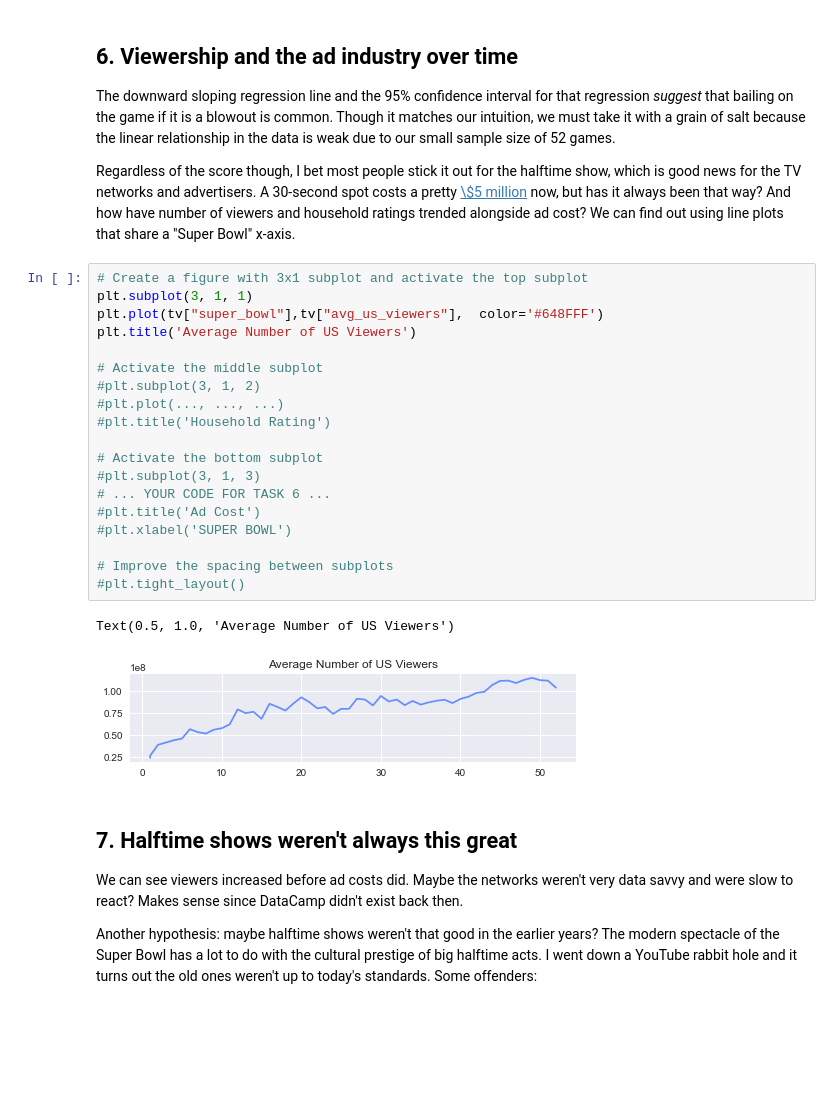
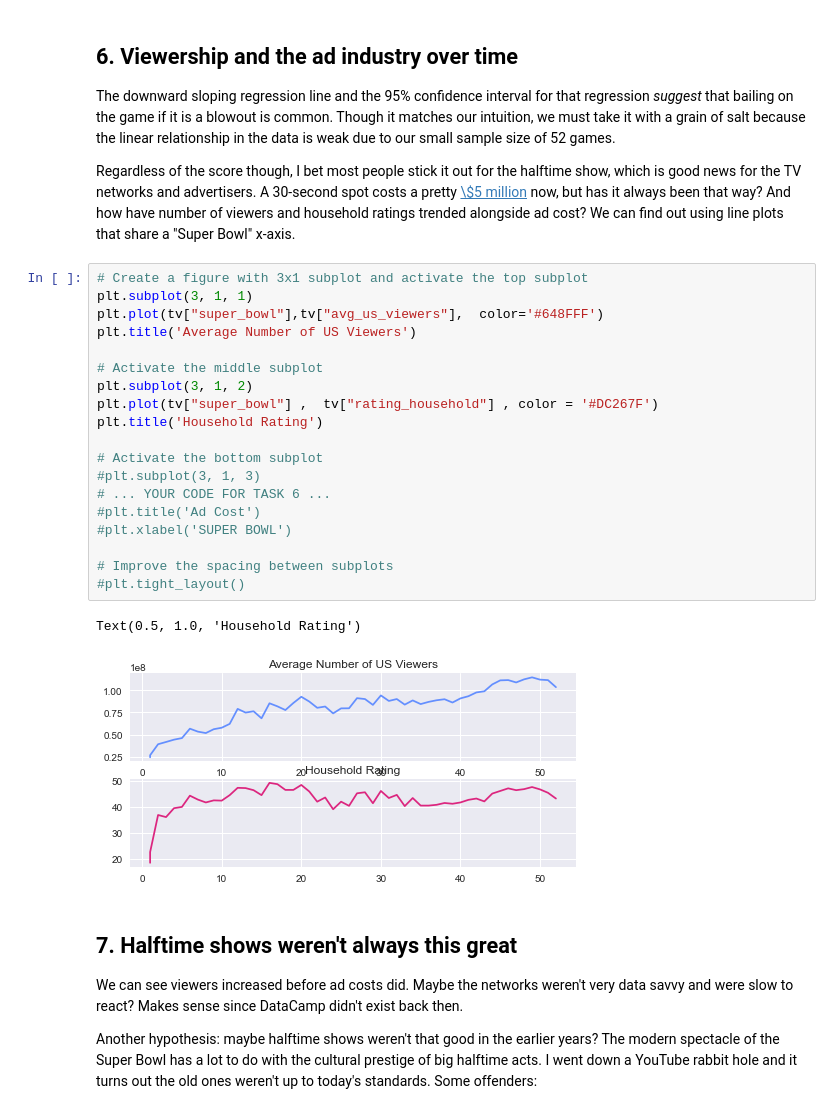
Before and after one commit to abhiwer/Python_ProjectTV-, a Jupyter notebook: TV, Halftime Shows, and the Big Game/notebook.ipynb, the cells around one changed output. Cells and saved outputs as stored; diff of their text form; blank space fills up the shorter version.

```diff
--- a/TV, Halftime Shows, and the Big Game/notebook.ipynb
+++ b/TV, Halftime Shows, and the Big Game/notebook.ipynb
@@ -176,25 +176,25 @@ sns.regplot(x = 'difference_pts' , y= 'share_household', data=games_tv)
 # %%
 # Create a figure with 3x1 subplot and activate the top subplot
 plt.subplot(3, 1, 1)
 plt.plot(tv["super_bowl"],tv["avg_us_viewers"],  color='#648FFF')
 plt.title('Average Number of US Viewers')
 
 # Activate the middle subplot
-#plt.subplot(3, 1, 2)
-#plt.plot(..., ..., ...)
-#plt.title('Household Rating')
+plt.subplot(3, 1, 2)
+plt.plot(tv["super_bowl"] ,  tv["rating_household"] , color = '#DC267F')
+plt.title('Household Rating')
 
 # Activate the bottom subplot
 #plt.subplot(3, 1, 3)
 # ... YOUR CODE FOR TASK 6 ...
 #plt.title('Ad Cost')
 #plt.xlabel('SUPER BOWL')
 
 # Improve the spacing between subplots
 #plt.tight_layout()
 # %% [output]
-Text(0.5, 1.0, 'Average Number of US Viewers')
+Text(0.5, 1.0, 'Household Rating')
-[figure, old version]
+[figure, new version]
 # %% [markdown]
 ## 7. Halftime shows weren't always this great
 <p>We can see viewers increased before ad costs did. Maybe the networks weren't very data savvy and were slow to react? Makes sense since DataCamp didn't exist back then.</p>
```
